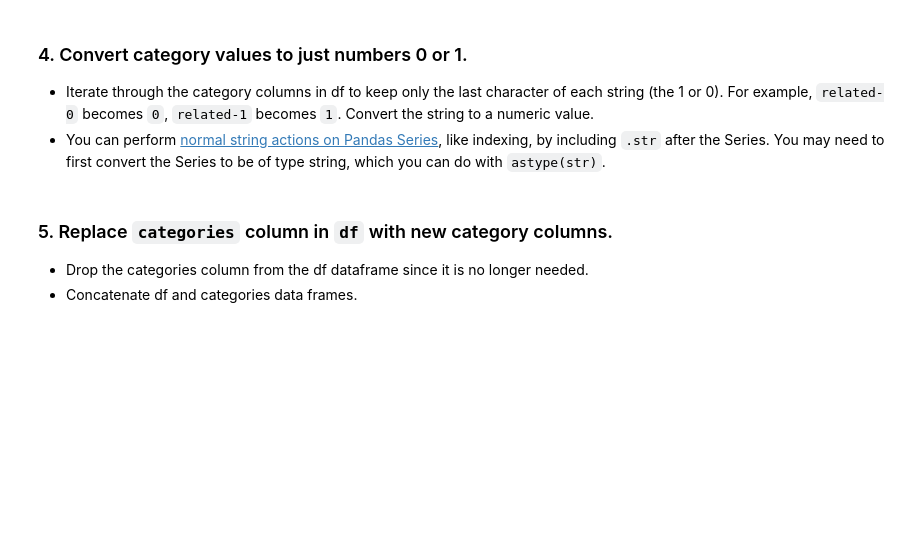
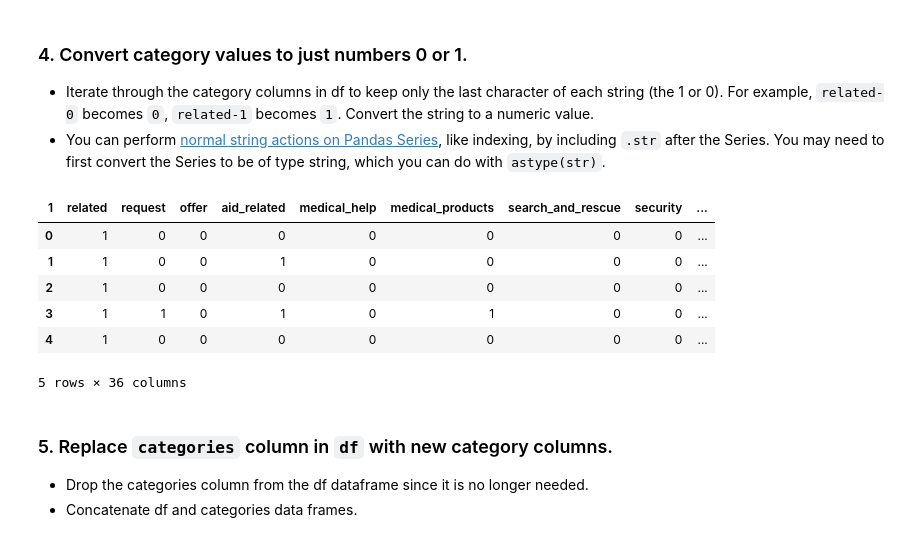
Before and after one commit to fahmiduldul/ds-data-engineering, a Jupyter notebook: notebooks/ETL_Pipeline.ipynb, the cells around one changed output. Drawn from its saved outputs; the diff is of its cells as text; code cells hidden in the pictures; blank space fills up the shorter version.

```diff
--- a/notebooks/ETL_Pipeline.ipynb
+++ b/notebooks/ETL_Pipeline.ipynb
@@ -67,11 +110,19 @@ categories.head()
 # %%
 for column in categories:
     # set each value to be the last character of the string
-    categories[column] =
+    categories[column] = categories[column].str[-1]
 
     # convert column from string to numeric
-    categories[column] =
+    categories[column] = pd.to_numeric(categories[column])
 categories.head()
+# %% [output]
+| 1 | related | request | offer | aid_related | medical_help | medical_products | search_and_rescue | security | ... |
+| 0 | 1 | 0 | 0 | 0 | 0 | 0 | 0 | 0 | ... |
+| 1 | 1 | 0 | 0 | 1 | 0 | 0 | 0 | 0 | ... |
+| 2 | 1 | 0 | 0 | 0 | 0 | 0 | 0 | 0 | ... |
+| 3 | 1 | 1 | 0 | 1 | 0 | 1 | 0 | 0 | ... |
+| 4 | 1 | 0 | 0 | 0 | 0 | 0 | 0 | 0 | ... |
+5 rows × 36 columns
 # %% [markdown]
 ### 5. Replace `categories` column in `df` with new category columns.
 - Drop the categories column from the df dataframe since it is no longer needed.
```
Also changed, not shown: parts of 14 cells of this notebook, 1 other file.
